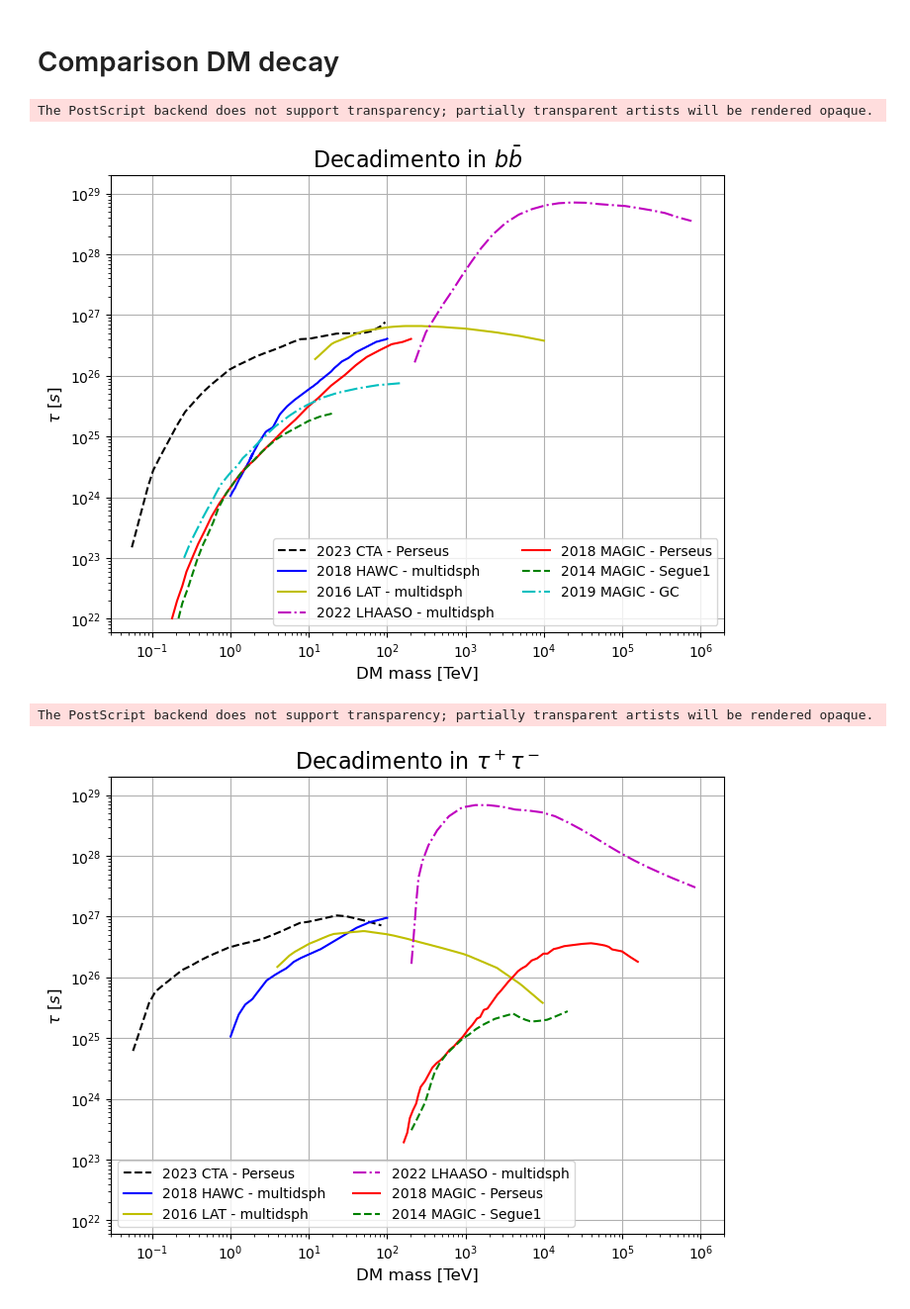
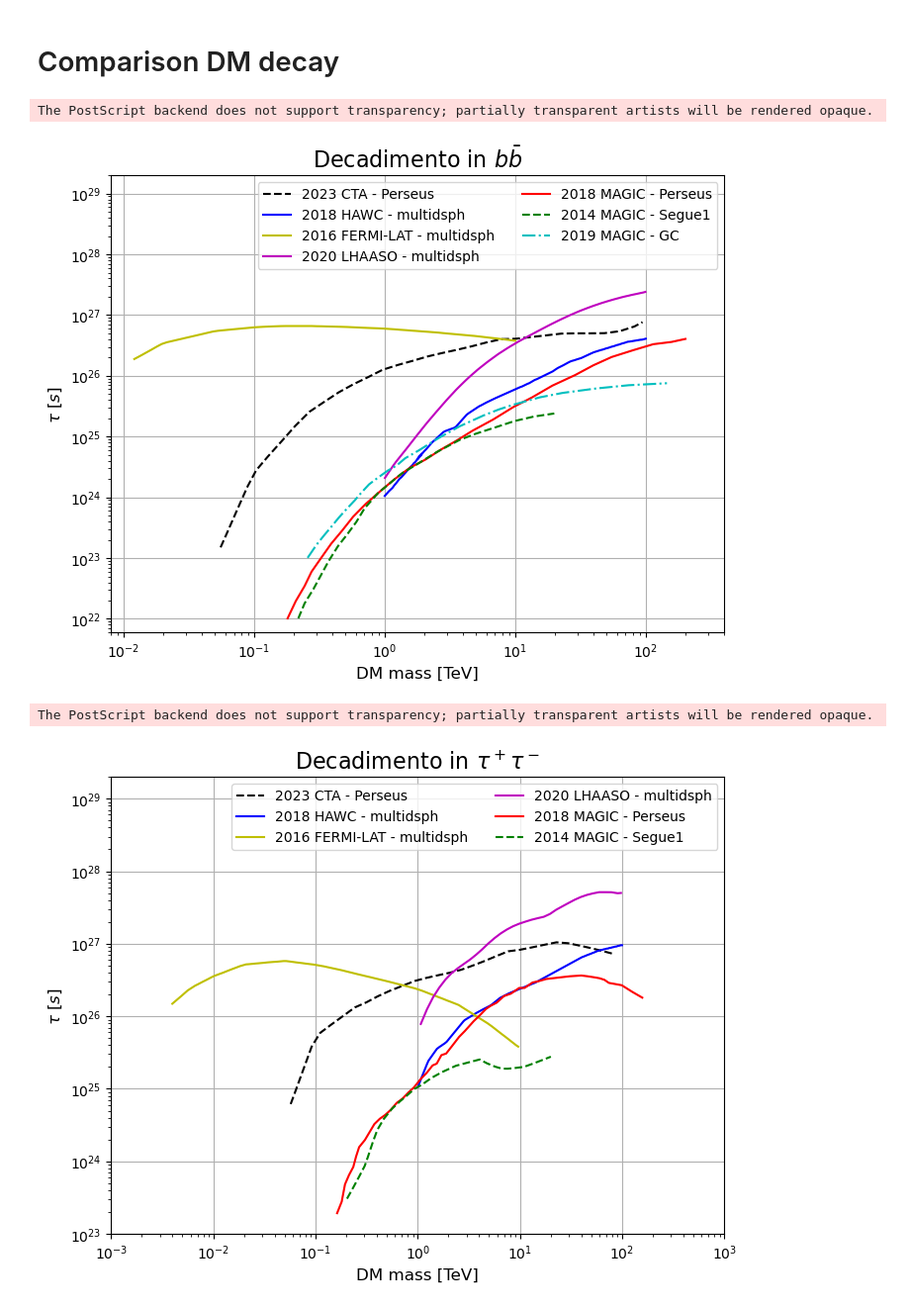
Before and after one commit to micheledoro/gDMbounds, a Jupyter notebook: sandbox/santa/Compare decay.ipynb, the cells around one changed output. Shown: that part at 99% size. Saved outputs shown, nothing was run; the diff lists cells and outputs as text; code cells hidden in the pictures.

Commit message:
Added 2020 lhaaso decay limit

```diff
--- a/sandbox/santa/Compare decay.ipynb
+++ b/sandbox/santa/Compare decay.ipynb
@@ -16,13 +16,13 @@ gc_magic_bb = ascii.read("../../dmbounds/bounds/magic/magic_2019_gchalo_dec_bb.e
 plt.figure(figsize=(8,6))
 plt.xlabel("DM mass [TeV]", fontsize=12)
 plt.ylabel(r"$\tau$ $[s]$", fontsize=12)
-plt.xlim(3e-2,2e6)
+plt.xlim(8e-3,4e2)
 plt.ylim(6e21,2e29)
 plt.title(r'Decadimento in $b\bar{b}$', fontsize=16)
 plt.loglog(perseus_cta_bb['mass'],perseus_cta_bb['tau'],color='k',linestyle='dashed',label=r"2023 CTA - Perseus")
 plt.loglog(dsph_hawc_bb['mass'],dsph_hawc_bb['tau'],color='b',linestyle='solid',label=r"2018 HAWC - multidsph")
-plt.loglog(dsph_lat_bb['mass'],dsph_lat_bb['tau'],color='y',linestyle='solid',label=r"2016 LAT - multidsph")
-plt.loglog(dsph_lhaaso_bb['mass']*1e-3,dsph_lhaaso_bb['tau'],color='m',linestyle='dashdot',label=r"2022 LHAASO - multidsph")
+plt.loglog(dsph_lat_bb['mass']*1e-3,dsph_lat_bb['tau'],color='y',linestyle='solid',label=r"2016 FERMI-LAT - multidsph")
+plt.loglog(dsph_lhaaso_bb['mass'],dsph_lhaaso_bb['tau'],color='m',linestyle='solid',label=r"2020 LHAASO - multidsph")
 plt.loglog(perseus_magic_bb['mass'],perseus_magic_bb['tau'],color='r',linestyle='solid',label=r"2018 MAGIC - Perseus")
 plt.loglog(segue1_magic_bb['mass'],segue1_magic_bb['tau'],color='g',linestyle='dashed',label=r"2014 MAGIC - Segue1")
 plt.loglog(gc_magic_bb['mass']*1e-3,gc_magic_bb['tau'],color='c',linestyle='dashdot',label=r"2019 MAGIC - GC")
@@ -36,36 +36,36 @@ plt.savefig("./plot_thesis/decay_bb.eps")
 # plt.savefig("./plot_thesis/decay_bb.png")
 # %% [output]
 The PostScript backend does not support transparency; partially transparent artists will be rendered opaque.
-[figure, old version]
+[figure, new version]
 # %%
 perseus_cta_tautau = ascii.read("../../dmbounds/bounds/cta/cta_2023_perseuscluster_dec_tautau_sens.ecsv")
 dsph_hawc_tautau = ascii.read("../../dmbounds/bounds/hawc/hawc_2018_multidsph_dec_tautau.ecsv")
 dsph_lat_tautau = ascii.read("../../dmbounds/bounds/lat/lat_2016_multidsph_dec_tautau.ecsv")
-dsph_lhaaso_tautau = ascii.read("../../dmbounds/bounds/lhaaso/lhaaso_2022_multisdph_dec_tautau.ecsv")
+dsph_lhaaso_tautau = ascii.read("../../dmbounds/bounds/lhaaso/lhaaso_2020_multidsph_dec_tautau_sens.ecsv")
 perseus_magic_tautau = ascii.read("../../dmbounds/bounds/magic/magic_2018_perseuscluster_dec_tautau.ecsv")
 segue1_magic_tautau = ascii.read("../../dmbounds/bounds/magic/magic_2014_segue1_dec_tautau.ecsv")
 # %%
 plt.figure(figsize=(8,6))
 plt.xlabel("DM mass [TeV]", fontsize=12)
 plt.ylabel(r"$\tau$ $[s]$", fontsize=12)
-plt.xlim(3e-2,2e6)
-plt.ylim(6e21,2e29)
+plt.xlim(1e-3,1e3)
+plt.ylim(1e23,2e29)
 plt.title(r'Decadimento in $\tau^+ \tau^-$', fontsize=16)
 plt.loglog(perseus_cta_tautau['mass'],perseus_cta_tautau['tau'],color='k',linestyle='dashed',label=r"2023 CTA - Perseus")
 plt.loglog(dsph_hawc_tautau['mass'],dsph_hawc_tautau['tau'],color='b',linestyle='solid',label=r"2018 HAWC - multidsph")
-plt.loglog(dsph_lat_tautau['mass'],dsph_lat_tautau['tau'],color='y',linestyle='solid',label=r"2016 LAT - multidsph")
-plt.loglog(dsph_lhaaso_tautau['mass']*1e-3,dsph_lhaaso_tautau['tau'],color='m',linestyle='dashdot',label=r"2022 LHAASO - multidsph")
-plt.loglog(perseus_magic_tautau['mass'],perseus_magic_tautau['tau'],color='r',linestyle='solid',label=r"2018 MAGIC - Perseus")
-plt.loglog(segue1_magic_tautau['mass'],segue1_magic_tautau['tau'],color='g',linestyle='dashed',label=r"2014 MAGIC - Segue1")
+plt.loglog(dsph_lat_tautau['mass']*1e-3,dsph_lat_tautau['tau'],color='y',linestyle='solid',label=r"2016 FERMI-LAT - multidsph")
+plt.loglog(dsph_lhaaso_tautau['mass'],dsph_lhaaso_tautau['tau'],color='m',linestyle='solid',label=r"2020 LHAASO - multidsph")
+plt.loglog(perseus_magic_tautau['mass']*1e-3,perseus_magic_tautau['tau'],color='r',linestyle='solid',label=r"2018 MAGIC - Perseus")
+plt.loglog(segue1_magic_tautau['mass']*1e-3,segue1_magic_tautau['tau'],color='g',linestyle='dashed',label=r"2014 MAGIC - Segue1")
 
 
 
 plt.legend(loc="best",ncol=2)
 plt.grid()
 
 plt.savefig("./plot_thesis/decay_tautau.eps")
 # plt.savefig("./plot_thesis/decay_tautau.pdf")
 # plt.savefig("./plot_thesis/decay_tautau.png")
 # %% [output]
 The PostScript backend does not support transparency; partially transparent artists will be rendered opaque.
-[figure, old version]
+[figure, new version]
```
Also changed, not shown: parts of 1 cell of this notebook, 11 other files.
